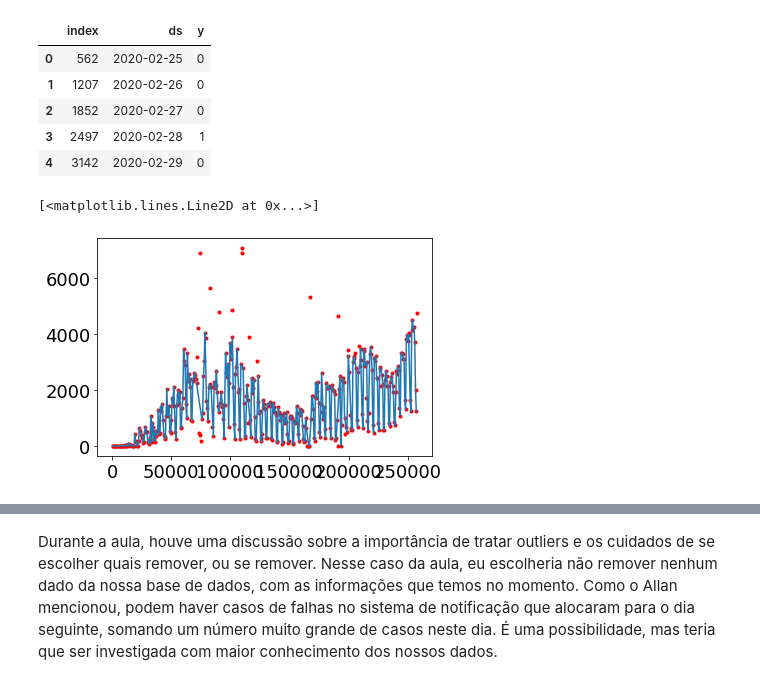
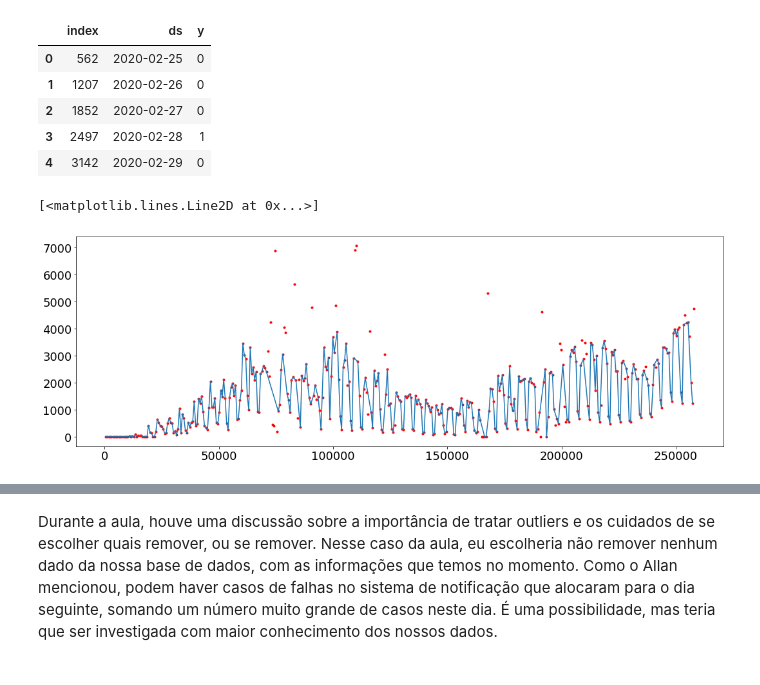
Before and after one commit to RPGraciotti/BootCampAlura, a Jupyter notebook: Modulo_3/Aula_5_Outliers_e_validacao.ipynb, the cells around one changed output, grey strips where cells are left out. Saved outputs shown, nothing was run; the diff lists cells and outputs as text; code cells hidden in the pictures.

```diff
--- a/Modulo_3/Aula_5_Outliers_e_validacao.ipynb
+++ b/Modulo_3/Aula_5_Outliers_e_validacao.ipynb
@@ -140,12 +140,12 @@ no_out.head()
 | 3 | 2497 | 2020-02-28 | 1 |
 | 4 | 3142 | 2020-02-29 | 0 |
 # %%
-#plt.figure(figsize = (18,6))
+plt.figure(figsize = (18,6))
 plt.plot(df2.index, df2.loc[:,"y"], "r.")
 plt.plot(no_out.loc[:,"index"], no_out.loc[:,"y"])
 # %% [output]
 [<matplotlib.lines.Line2D at 0x...>]
-[figure, old version]
+[figure, new version]
 # %%
 df_no_out = no_out.loc[:,["ds", "y"]]
 df_no_out.tail()
```
Also changed, not shown: parts of 17 cells of this notebook.
